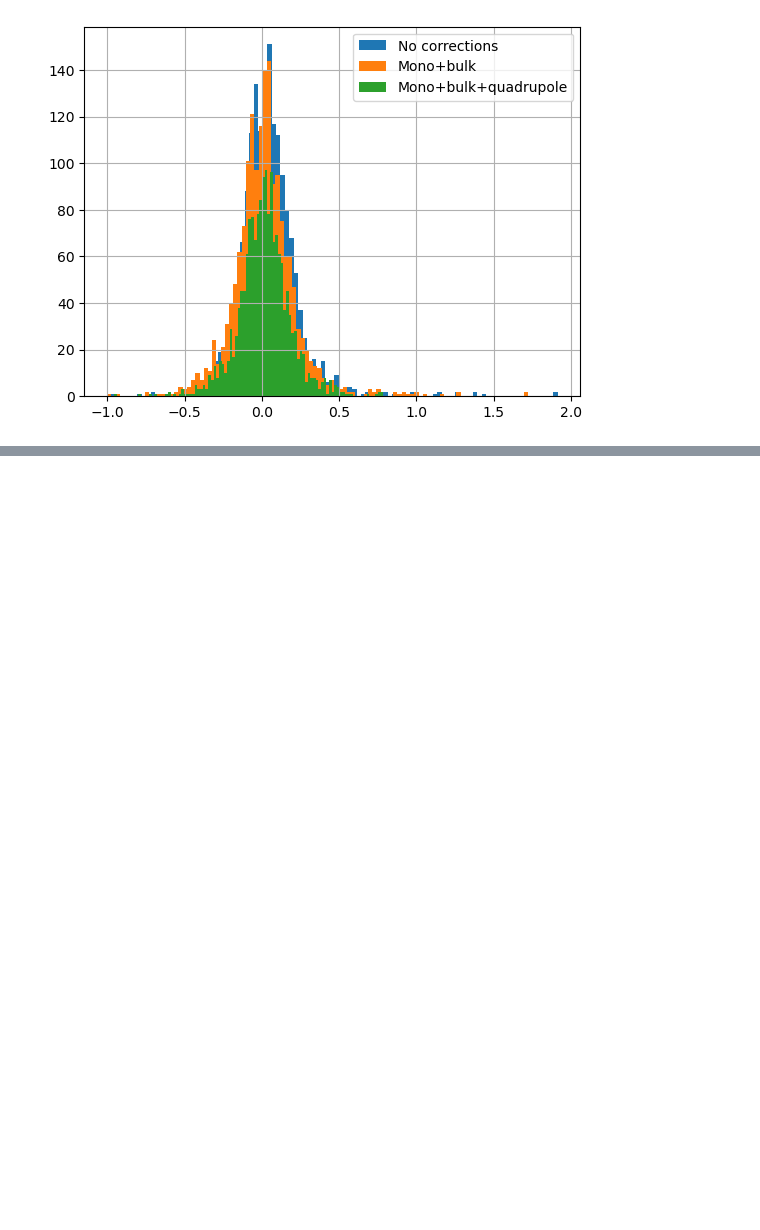
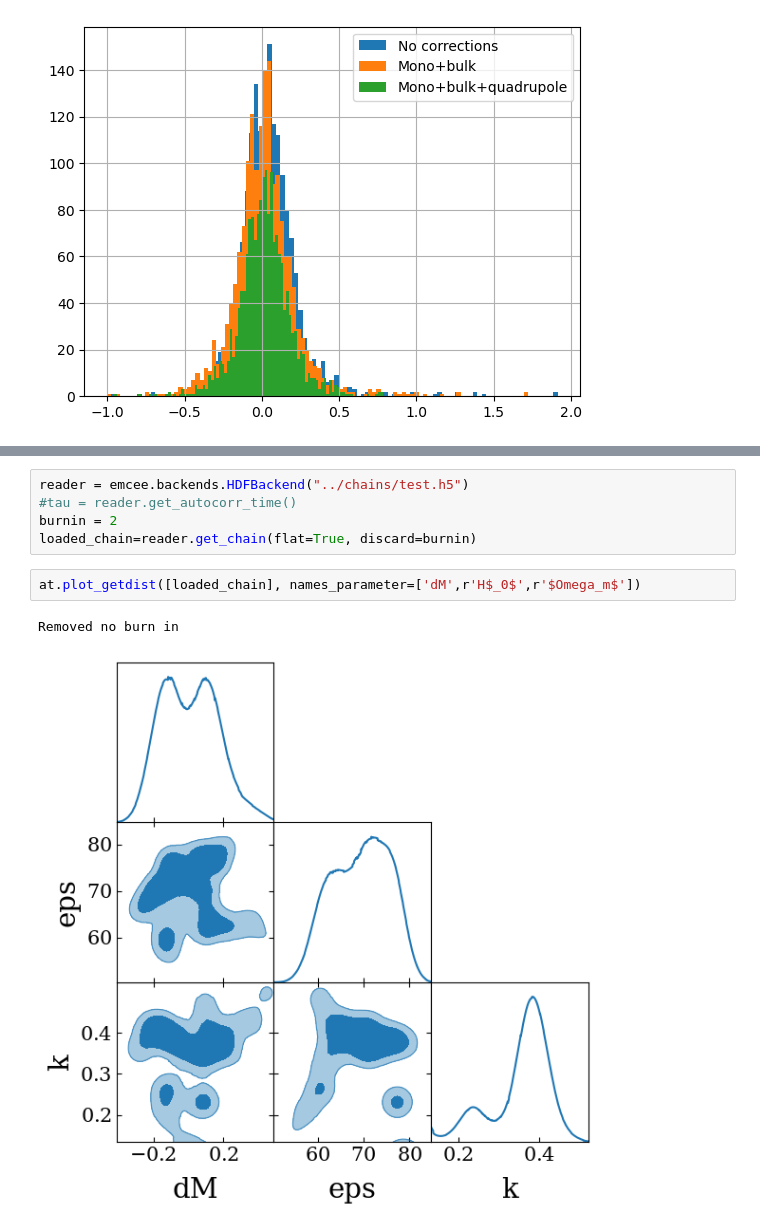
Before and after one commit to fsorrenti/scoutpip, a Jupyter notebook: notebooks/exaple_notebook.ipynb, the cells around one changed output, grey strips where cells are left out. Drawn from its saved outputs; the diff is of its cells as text; blank space fills up the shorter version.

```diff
--- a/notebooks/exaple_notebook.ipynb
+++ b/notebooks/exaple_notebook.ipynb
@@ -70,0 +271,10 @@ plt.legend()
+# %%
+reader = emcee.backends.HDFBackend("../chains/test.h5")
+#tau = reader.get_autocorr_time()
+burnin = 2
+loaded_chain=reader.get_chain(flat=True, discard=burnin)
+# %%
+at.plot_getdist([loaded_chain], names_parameter=['dM',r'H$_0$',r'$Omega_m$'])
+# %% [output]
+Removed no burn in
+[figure, added]
```
Also changed, not shown: parts of 13 cells of this notebook, 6 other files.
